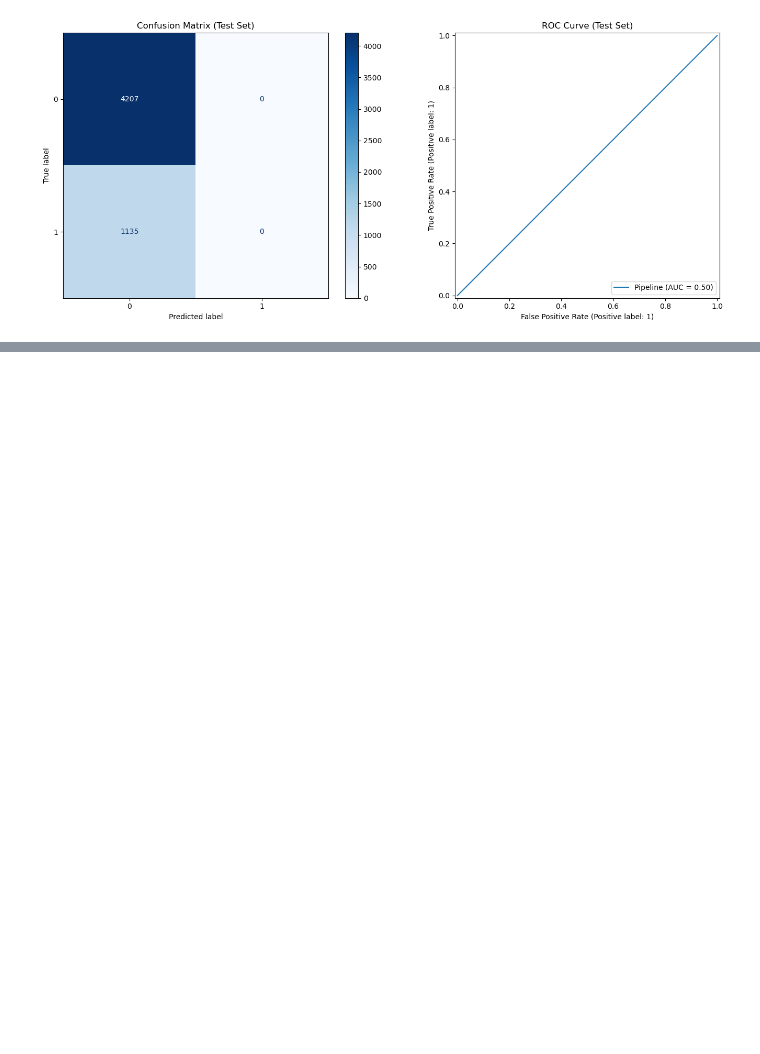
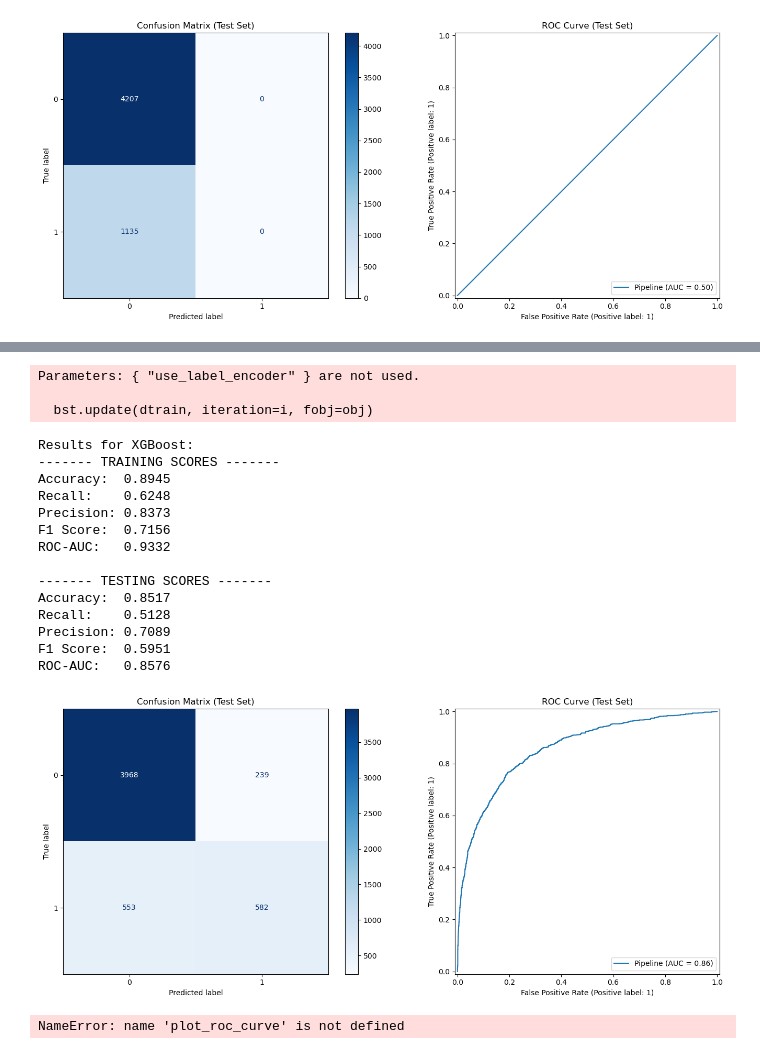
Before and after one commit to jaime8793/Phase_3_Project_DSA, a Jupyter notebook: H1N1_Vaccines.ipynb, the cells around one changed output, grey strips where cells are left out. Cells and saved outputs as stored; diff of their text form; code cells hidden in the pictures; blank space fills up the shorter version.

```diff
--- a/H1N1_Vaccines.ipynb
+++ b/H1N1_Vaccines.ipynb
@@ -517,0 +642,44 @@ ROC-AUC:   0.5000
+# %%
+from xgboost import XGBClassifier
+
+# The XGBoost model configured to pass through the pipeline
+# Note: We are using default weights here to prioritize Precision over Recall slightly more than previous models
+xgb = Pipeline(steps=[
+    ('preprocessor', preprocessor),
+    ('classifier', XGBClassifier(n_estimators=200,
+                                 max_depth=5,
+                                 learning_rate=0.1,
+                                 use_label_encoder=False,
+                                 eval_metric='logloss',
+                                 random_state=42))
+])
+
+# Fit the XGBoost model to the training data
+xgb.fit(X_train, y_train)
+
+# Evaluate the model
+print("Results for XGBoost:")
+evaluate(xgb, X_train, X_test, y_train, y_test)
+
+# Plot the ROC-AUC curve
+plot_roc_curve(xgb, X_test, y_test, name='XGBoost')
+# %% [output]
+Parameters: { "use_label_encoder" } are not used.
+
+  bst.update(dtrain, iteration=i, fobj=obj)
+Results for XGBoost:
+------- TRAINING SCORES -------
+Accuracy:  0.8945
+Recall:    0.6248
+Precision: 0.8373
+F1 Score:  0.7156
+ROC-AUC:   0.9332
+
+------- TESTING SCORES -------
+Accuracy:  0.8517
+Recall:    0.5128
+Precision: 0.7089
+F1 Score:  0.5951
+ROC-AUC:   0.8576
+[figure, added]
+NameError: name 'plot_roc_curve' is not defined
```
Also changed, not shown: parts of 23 cells of this notebook.
